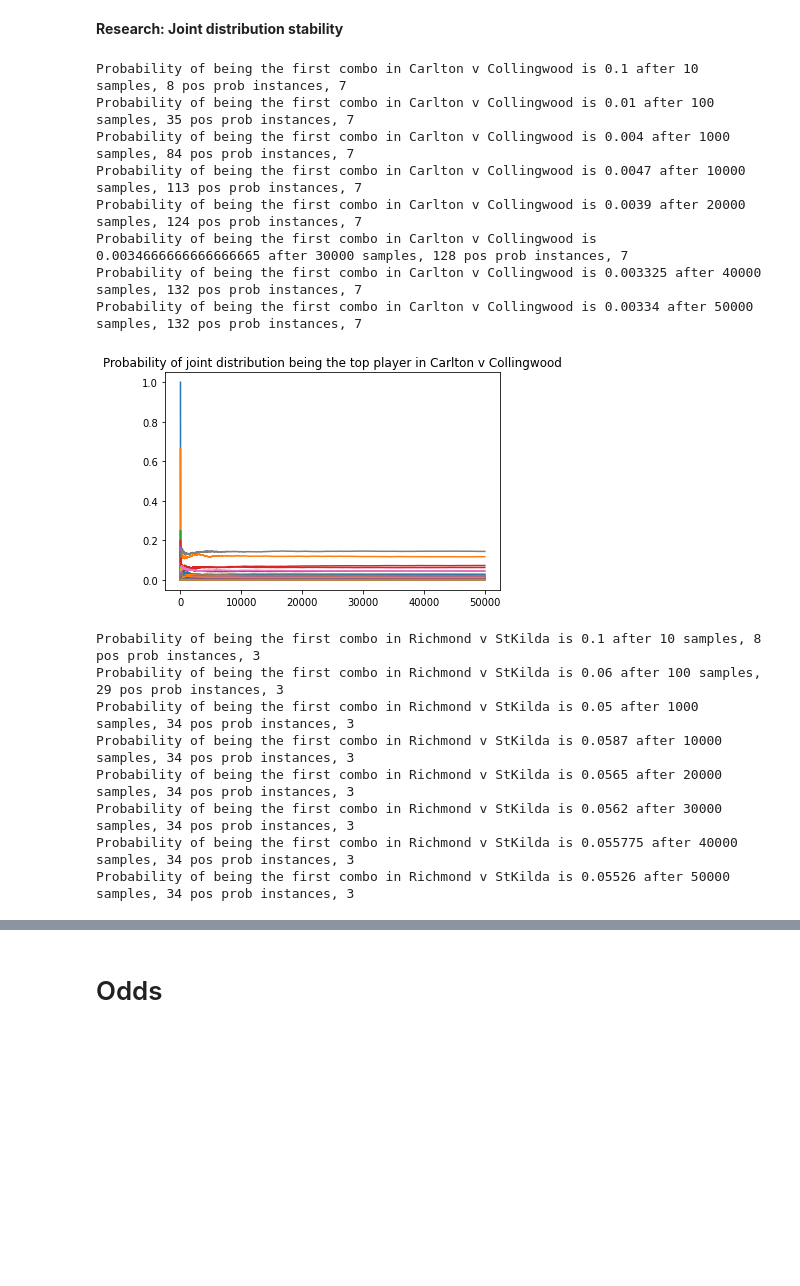
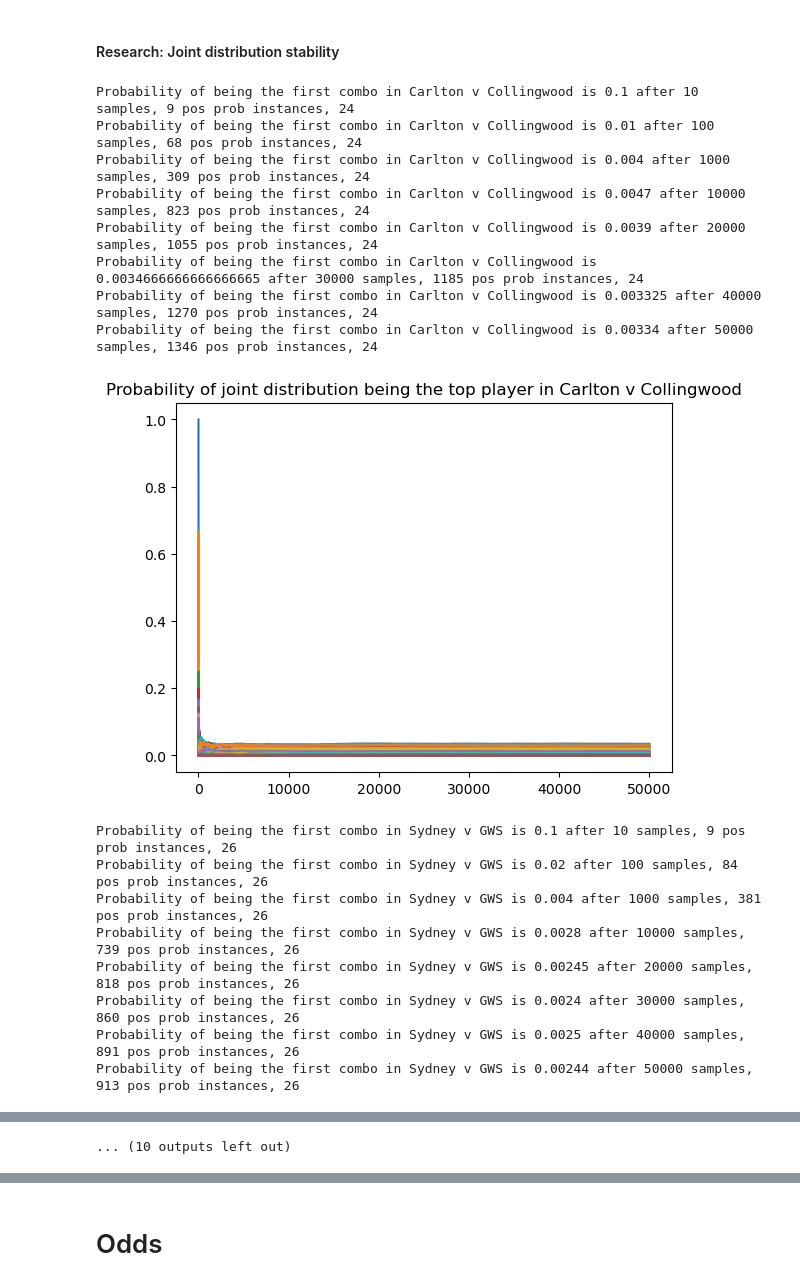
Before and after one commit to TGChenZP/AFLBrownlowPredictor2024, a Jupyter notebook: notebooks/8_OddsCalculations.ipynb, the cells around one changed output, grey strips where cells are left out. Cells and saved outputs as stored; diff of their text form; code cells hidden in the pictures; blank space fills up the shorter version.

```diff
--- a/notebooks/8_OddsCalculations.ipynb
+++ b/notebooks/8_OddsCalculations.ipynb
@@ -25,9 +28,6 @@ with open('../models/feature_importance_ordering.pickle', 'rb') as f:
 # %%
 X = train_data[list(list(feature_importance_ordering.keys())[-1])].values
 # %%
-np.random.seed(0)
-n_samples = 50000
-
 all_games_simulation = dd(dict)
 
 number_of_games = 0
@@ -68,7 +68,7 @@ for game_filename in tqdm(games_list):
         sampled_player_rank = [players[i] for i in sampled_game_score.index]
 
         all_games_simulation[round_number][team1 +
-                                           ' v ' + team2][i] = sampled_player_rank
+                                           ' v ' + team2][str(i)] = sampled_player_rank
 # %%
 with open(f'../presentables/{year}_simulated_games.json', 'w') as f:
     json.dump(all_games_simulation, f)
@@ -136,9 +84,9 @@ def simulation_stability(round_number, team1, team2, player, n_samples, all_game
     for i in range(n_samples):
         for j in range(3):
             total[j] += bool(all_games_simulation[round_number][team1 +
-                                                                ' v ' + team2][i].index(player) == j)
+                                                                ' v ' + team2][str(i)].index(player) == j)
         total[3] += bool(all_games_simulation[round_number][team1 +
-                                                            ' v ' + team2][i].index(player) > 3)
+                                                            ' v ' + team2][str(i)].index(player) > 3)
 
         for j in range(4):
             player_prob[j].append(total[j]/(i+1))
@@ -156,6 +104,7 @@ def simulation_stability(round_number, team1, team2, player, n_samples, all_game
     plt.show()
 
 
+evaluated = 0
 for round in all_games_simulation:
 
     for game in all_games_simulation[round]:
@@ -165,3 +114,9 @@ for round in all_games_simulation:
 
         simulation_stability(round, game.split(' v ')[0], game.split(
             ' v ')[1], data.loc[0, 'player'], n_samples, all_games_simulation)
+
+        if evaluated >=10:
+            break
+        evaluated += 1
+    if evaluated >= 10:
+        break
@@ -228,4 +158,8 @@ interested_players = leaderboard['Player'].head(50).tolist()
+# %%
+with open(f'../presentables/{year}_simulated_games.json', 'r') as f:
+    all_games_simulation = json.load(f)
 # %%
+np.random.seed(0)
 all_games_player_distributions = dd(dict)
 
 for round in tqdm(all_games_simulation):
@@ -233,15 +167,15 @@ for round in tqdm(all_games_simulation):
     for game in all_games_simulation[round]:
 
         # indep distribution
-        all_games_player_distributions[round][game] = dd(list)
+        all_games_player_distributions[round][game] = dd(dict)
 
-        for player in all_games_simulation[round][game][0]:
+        for player in all_games_simulation[round][game][str(0)]:
 
             if player not in interested_players:  # get independent distribution
                 player_distribution = {i: 0 for i in range(4)}
 
                 for i in range(n_samples):
-                    rank = all_games_simulation[round][game][i].index(player)
+                    rank = all_games_simulation[round][game][str(i)].index(player)
                     rank = rank if rank < 3 else 3
                     player_distribution[3-rank] += 1
 
@@ -253,7 +187,7 @@ for round in tqdm(all_games_simulation):
         # joint distribution
         game_interested_players_index = {}
         n = 0
-        for player in all_games_simulation[round][game][0]:
+        for player in all_games_simulation[round][game][str(0)]:
             if player in interested_players:
                 game_interested_players_index[player] = n
                 n += 1
@@ -262,7 +196,7 @@ for round in tqdm(all_games_simulation):
         for i in range(n_samples):
             combo = []
             for player in game_interested_players_index:
-                rank = all_games_simulation[round][game][i].index(player)
+                rank = all_games_simulation[round][game][str(i)].index(player)
                 rank = rank if rank < 3 else 3
                 combo.append((player, 3-rank))
             players_distribution[tuple(combo)] += 1
@@ -271,7 +205,7 @@ for round in tqdm(all_games_simulation):
 
         all_games_player_distributions[round][game]['joint'] = players_distribution
 # %% [markdown]
-**Research: Joint distribution stability**
+#### Research: Joint distribution stability
 # %%
 def simulation_stability_joint(round_number, team1, team2, n_samples, all_games_simulation, **kwargs):
 
@@ -279,7 +213,7 @@ def simulation_stability_joint(round_number, team1, team2, n_samples, all_games_
 
     game_interested_players_index = {}
     n = 0
-    for player in all_games_simulation[round][game][0]:
+    for player in all_games_simulation[round][game][str(0)]:
         if player in interested_players:
             game_interested_players_index[player] = n
             n += 1
@@ -290,7 +224,7 @@ def simulation_stability_joint(round_number, team1, team2, n_samples, all_games_
 
         combo = []
         for player in game_interested_players_index:
-            rank = all_games_simulation[round][game][i].index(player)
+            rank = all_games_simulation[round][game][str(i)].index(player)
             rank = rank if rank < 3 else 3
             combo.append((player, 3-rank))
         total[tuple(combo)] += 1
@@ -298,48 +232,54 @@ def simulation_stability_joint(round_number, team1, team2, n_samples, all_games_
         if tuple(combo) not in player_prob:
             player_prob[tuple(combo)] = [0 for _ in range(i)]
         player_prob[tuple(combo)].append(total[tuple(combo)]/(i+1))
 
         for other_combo in player_prob:
             if other_combo != tuple(combo):
                 player_prob[tuple(other_combo)].append(
                     player_prob[tuple(other_combo)][-1] * i / (i+1))
 
         if i in [9, 99, 999, 9999, 19999, 29999, 39999, 49999, 59999, 69999, 79999, 89999, 99999]:
             print(
                 f'Probability of being the first combo in {team1} v {team2} is {total[list(total.keys())[0]]/(i+1)} after {i+1} samples, {len(total)} pos prob instances, {len(game_interested_players_index)}')
 
     plt.title(
         f'Probability of joint distribution being the top player in {team1} v {team2}')
 
     for combo in player_prob:
         plt.plot(player_prob[combo])
     plt.show()
 
-
+evaluated = 0
 for round in all_games_simulation:
 
     for game in all_games_simulation[round]:
 
         data = pd.read_csv(
             f'../presentables/raw_predicted_scores/{year}_{round}_{game}.csv')
 
         simulation_stability_joint(round, game.split(' v ')[0], game.split(
             ' v ')[1], n_samples, all_games_simulation)
+
+        if evaluated >= 10:
+            break
+        evaluated += 1
+    if evaluated >= 10:
+        break
 # %% [output]
-Probability of being the first combo in Carlton v Collingwood is 0.1 after 10 samples, 8 pos prob instances, 7
-Probability of being the first combo in Carlton v Collingwood is 0.01 after 100 samples, 35 pos prob instances, 7
-Probability of being the first combo in Carlton v Collingwood is 0.004 after 1000 samples, 84 pos prob instances, 7
-Probability of being the first combo in Carlton v Collingwood is 0.0047 after 10000 samples, 113 pos prob instances, 7
-Probability of being the first combo in Carlton v Collingwood is 0.0039 after 20000 samples, 124 pos prob instances, 7
-Probability of being the first combo in Carlton v Collingwood is 0.0034666666666666665 after 30000 samples, 128 pos prob instances, 7
-Probability of being the first combo in Carlton v Collingwood is 0.003325 after 40000 samples, 132 pos prob instances, 7
-Probability of being the first combo in Carlton v Collingwood is 0.00334 after 50000 samples, 132 pos prob instances, 7
+Probability of being the first combo in Carlton v Collingwood is 0.1 after 10 samples, 9 pos prob instances, 24
+Probability of being the first combo in Carlton v Collingwood is 0.01 after 100 samples, 68 pos prob instances, 24
+Probability of being the first combo in Carlton v Collingwood is 0.004 after 1000 samples, 309 pos prob instances, 24
+Probability of being the first combo in Carlton v Collingwood is 0.0047 after 10000 samples, 823 pos prob instances, 24
+Probability of being the first combo in Carlton v Collingwood is 0.0039 after 20000 samples, 1055 pos prob instances, 24
+Probability of being the first combo in Carlton v Collingwood is 0.0034666666666666665 after 30000 samples, 1185 pos prob instances, 24
+Probability of being the first combo in Carlton v Collingwood is 0.003325 after 40000 samples, 1270 pos prob instances, 24
+Probability of being the first combo in Carlton v Collingwood is 0.00334 after 50000 samples, 1346 pos prob instances, 24
-[figure, old version]
+[figure, new version]
-Probability of being the first combo in Richmond v StKilda is 0.1 after 10 samples, 8 pos prob instances, 3
-Probability of being the first combo in Richmond v StKilda is 0.06 after 100 samples, 29 pos prob instances, 3
-Probability of being the first combo in Richmond v StKilda is 0.05 after 1000 samples, 34 pos prob instances, 3
-Probability of being the first combo in Richmond v StKilda is 0.0587 after 10000 samples, 34 pos prob instances, 3
-Probability of being the first combo in Richmond v StKilda is 0.0565 after 20000 samples, 34 pos prob instances, 3
-Probability of being the first combo in Richmond v StKilda is 0.0562 after 30000 samples, 34 pos prob instances, 3
-Probability of being the first combo in Richmond v StKilda is 0.055775 after 40000 samples, 34 pos prob instances, 3
-Probability of being the first combo in Richmond v StKilda is 0.05526 after 50000 samples, 34 pos prob instances, 3
+Probability of being the first combo in Sydney v GWS is 0.1 after 10 samples, 9 pos prob instances, 26
+Probability of being the first combo in Sydney v GWS is 0.02 after 100 samples, 84 pos prob instances, 26
+Probability of being the first combo in Sydney v GWS is 0.004 after 1000 samples, 381 pos prob instances, 26
+Probability of being the first combo in Sydney v GWS is 0.0028 after 10000 samples, 739 pos prob instances, 26
+Probability of being the first combo in Sydney v GWS is 0.00245 after 20000 samples, 818 pos prob instances, 26
+Probability of being the first combo in Sydney v GWS is 0.0024 after 30000 samples, 860 pos prob instances, 26
+Probability of being the first combo in Sydney v GWS is 0.0025 after 40000 samples, 891 pos prob instances, 26
+Probability of being the first combo in Sydney v GWS is 0.00244 after 50000 samples, 913 pos prob instances, 26
@@ -382,0 +323 @@ Probability of being the first combo in Adelaide v WesternBulldogs is 0.07914 af
+... (10 outputs left out)
```
Also changed, not shown: parts of 32 cells of this notebook.
